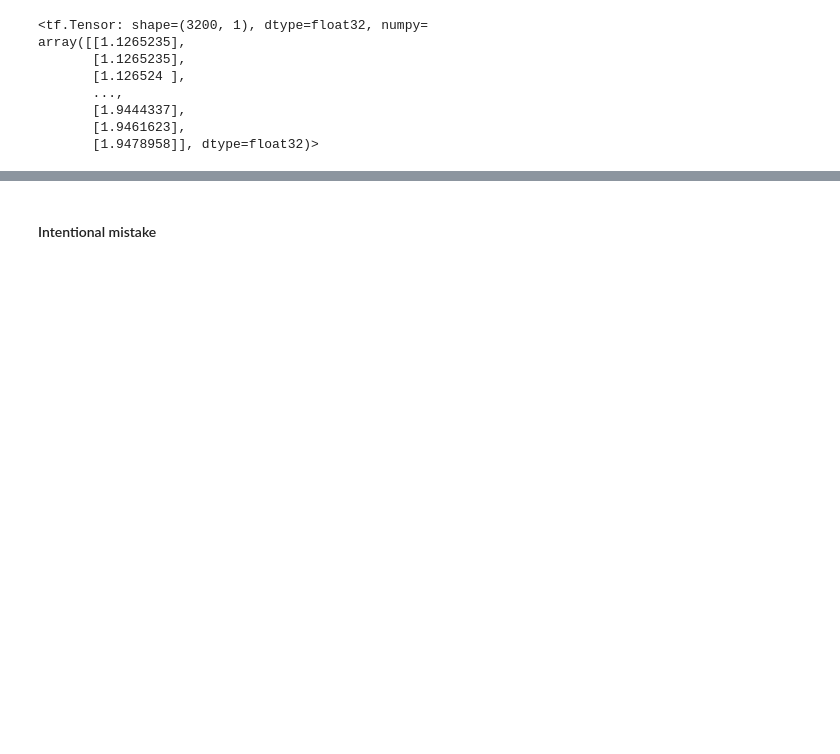
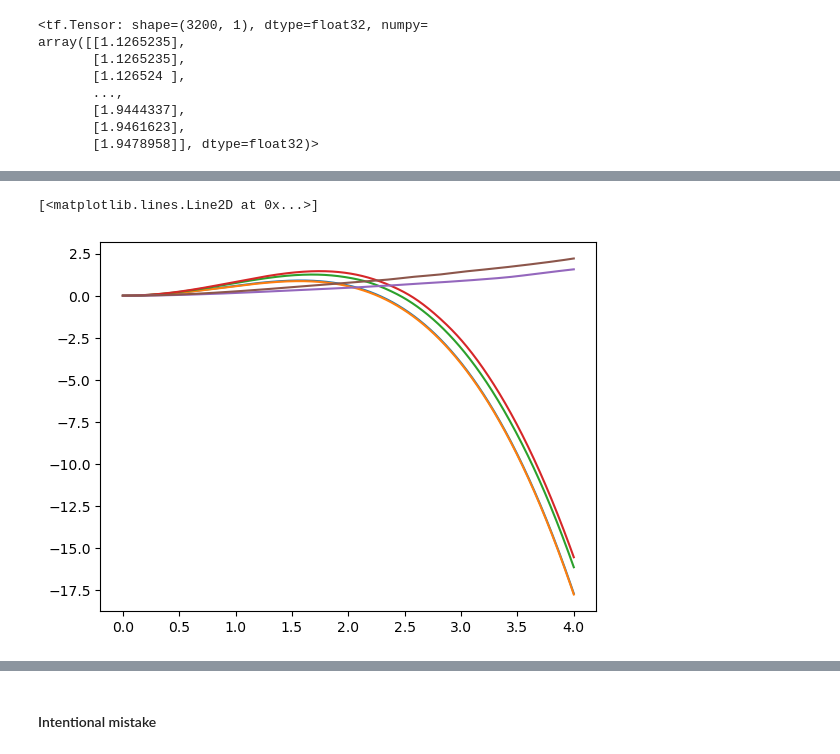
Before and after one commit to suraj083/ewpt-model, a Jupyter notebook: test.ipynb, the cells around one changed output, grey strips where cells are left out. Drawn from its saved outputs; the diff is of its cells as text; code cells hidden in the pictures; blank space fills up the shorter version.

```diff
--- a/test.ipynb
+++ b/test.ipynb
@@ -46,7 +67,10 @@ b_quark
 ### Calling higgs and goldstone masses as functions of $(h, T)$ and plotting
 # %%
 hy = elvet.box((0.0, 3.2, 3200))
+h2 = elvet.box((0.0, 4.0, 4000))
+
 h0 = tf.zeros((len(hy), 1), dtype=tf.float32)
+h20 = tf.zeros((len(h2), 1), dtype=tf.float32)
 
 mh_1 = lambda h, T: test_model1.field_object_list[0].mass_sq(h, T)
 mG_1 = lambda h, T: test_model1.field_object_list[1].mass_sq(h, T)
@@ -102,0 +141,14 @@ array([[1.1265235],
+# %%
+# plt.plot(hy, test_model1.cw_potential_deriv(hy,100,**{'scheme':'On-shell'}))
+plt.plot(h2, test_model1.cw_potential(h2,100,**{'scheme':'On-shell'}) - test_model1.cw_potential(h20,100,**{'scheme':'On-shell'}))
+plt.plot(h2, test_model1.cw_potential(h2,120,**{'scheme':'On-shell'}) - test_model1.cw_potential(h20,120,**{'scheme':'On-shell'}))
+
+plt.plot(h2, test_model1.total_potential(h2,100,**{'scheme':'On-shell'}, large_T_approx=False) - test_model1.total_potential(h20,100,**{'scheme':'On-shell'}, large_T_approx=False))
+plt.plot(h2, test_model1.total_potential(h2,120,**{'scheme':'On-shell'}, large_T_approx=False) - test_model1.total_potential(h20,120,**{'scheme':'On-shell'}, large_T_approx=False))
+
+plt.plot(h2, test_model1.finite_T_potential(h2,100, large_T_approx=False) - test_model1.finite_T_potential(h20,100, large_T_approx=False))
+plt.plot(h2, test_model1.finite_T_potential(h2,120, large_T_approx=False) - test_model1.finite_T_potential(h20,120, large_T_approx=False))
+#plt.plot(hy, test_model1.cw_potential(hy,100,**{'scheme':"MS-Bar", 'scale':2.1595}) - test_model1.cw_potential(h0,100,**{'scheme':"MS-Bar", 'scale':2.1595}))
+# %% [output]
+[<matplotlib.lines.Line2D at 0x...>]
+[figure, added]
```
Also changed, not shown: parts of 11 cells of this notebook, 1 other file.
